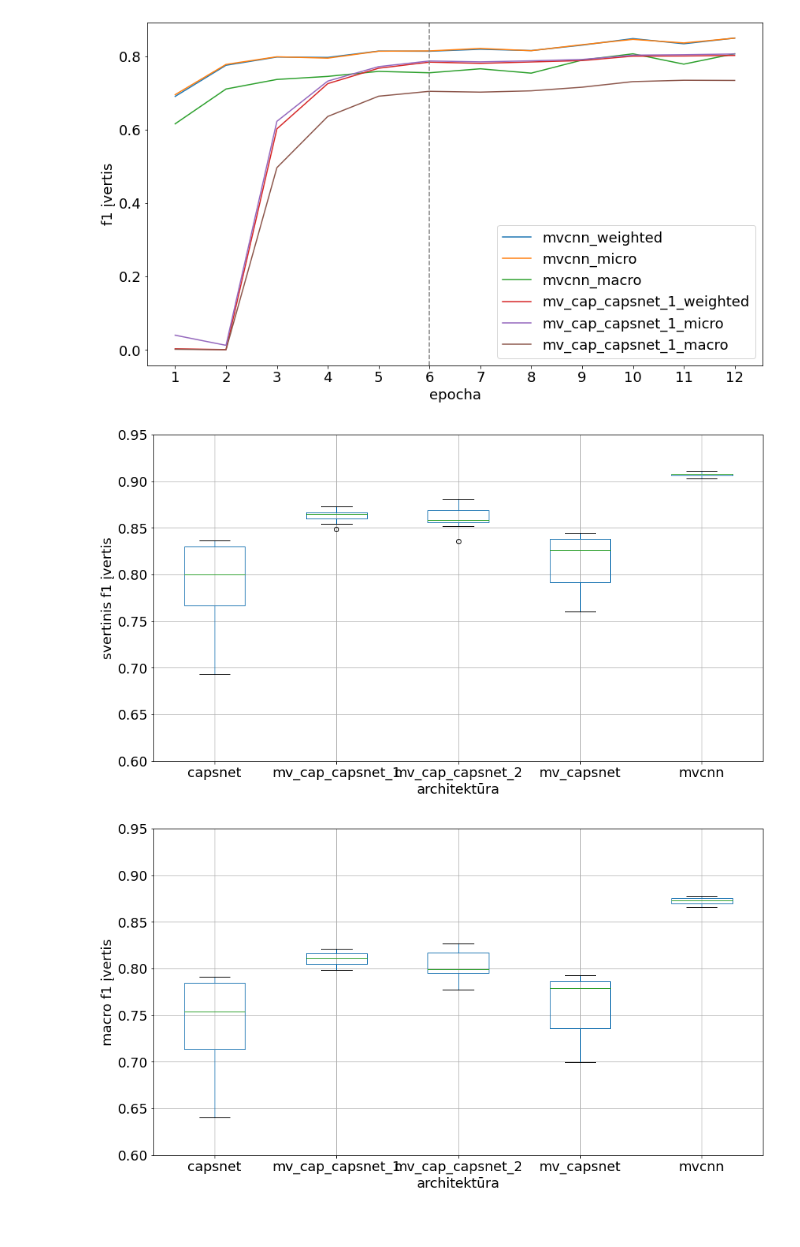
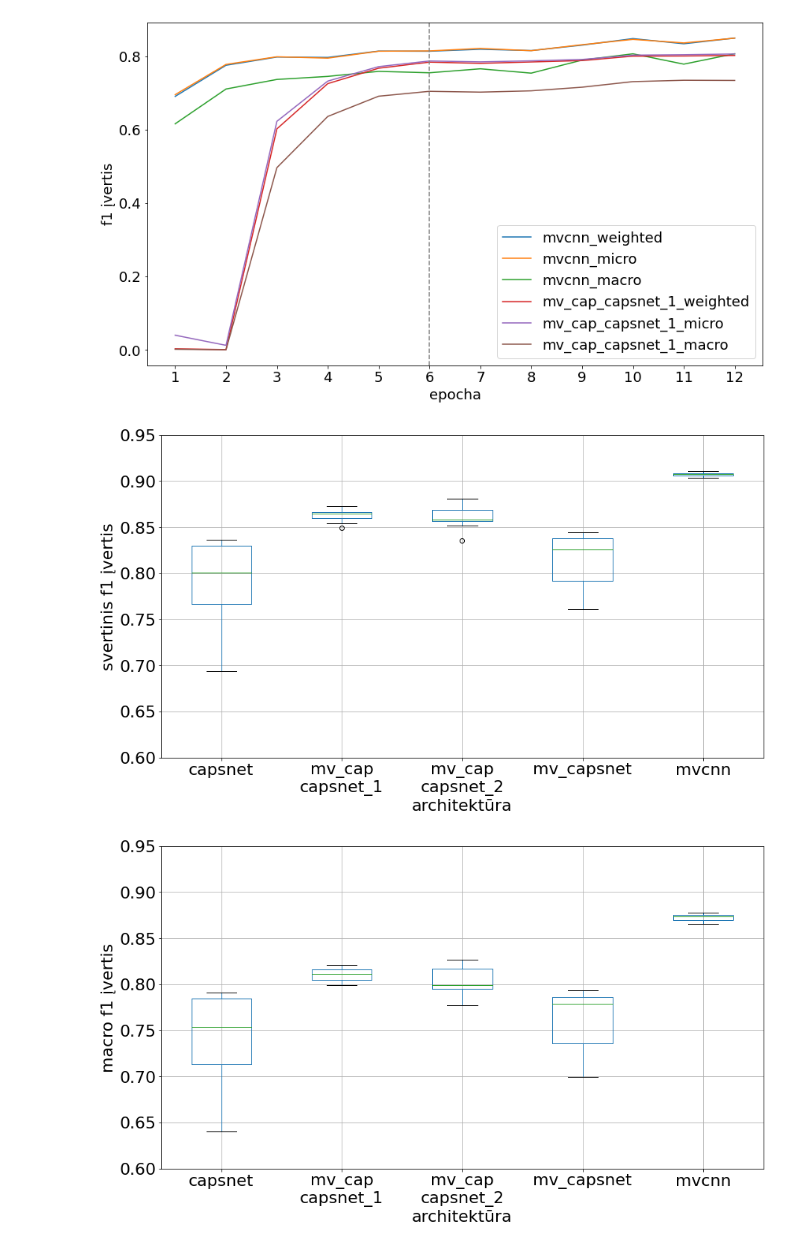
Before and after one commit to AleksasVaitulevicius/masters_kaggle, a Jupyter notebook: metrics.ipynb, the cells around one changed output. Drawn from its saved outputs; the diff is of its cells as text; code cells hidden in the pictures.

```diff
--- a/metrics.ipynb
+++ b/metrics.ipynb
@@ -436,8 +436,8 @@ COLUMNS = [
 ]
 FILE_TYPES = [
 	('capsnet', r'^capsnet_all_v(\d+)\.csv$'),
-	('mv_cap_capsnet_1', r'^mv_cap_capsnet_1_all_v(\d+)\.csv$'),
-	('mv_cap_capsnet_2', r'^mv_cap_capsnet_2_all_v(\d+)_(?:sv|mv)\.csv$'),
+	('mv_cap\ncapsnet_1', r'^mv_cap_capsnet_1_all_v(\d+)\.csv$'),
+	('mv_cap\ncapsnet_2', r'^mv_cap_capsnet_2_all_v(\d+)_(?:sv|mv)\.csv$'),
 	('mv_capsnet', r'^mv_capsnet_v(\d+)_(?:sv|mv)\.csv$'),
 	('mvcnn', r'^mvcnn_(?:1|2)_v(\d+)\.csv$'),
 ]
@@ -461,25 +461,25 @@ metrics = (
 )
 # %%
 
-ax = metrics.drop(['f1_micro', 'f1_macro'], axis='columns').boxplot(by='file_type', figsize=(14, 8), fontsize=18)
-ax.set_xlabel('architektūra', fontsize=18)
-ax.set_ylabel('svertinis f1 įvertis', fontsize=18)
+ax = metrics.drop(['f1_micro', 'f1_macro'], axis='columns').boxplot(by='file_type', figsize=(14, 8), fontsize=22)
+ax.set_xlabel('architektūra', fontsize=22)
+ax.set_ylabel('svertinis f1 įvertis', fontsize=22)
 ax.set_ylim(0.6, 0.95)
 ax.get_figure().suptitle('')
 ax.set_title('')
 plt.savefig(f'boxplot_f1_weighted.png')
 # %% [output]
-[figure, old version]
+[figure, new version]
 # %%
 
-ax = metrics.drop(['f1_micro', 'f1_weighted'], axis='columns').boxplot(by='file_type', figsize=(14, 8), fontsize=18)
-ax.set_xlabel('architektūra', fontsize=18)
-ax.set_ylabel('macro f1 įvertis', fontsize=18)
+ax = metrics.drop(['f1_micro', 'f1_weighted'], axis='columns').boxplot(by='file_type', figsize=(14, 8), fontsize=22)
+ax.set_xlabel('architektūra', fontsize=22)
+ax.set_ylabel('macro f1 įvertis', fontsize=22)
 ax.set_ylim(0.6, 0.95)
 ax.get_figure().suptitle('')
 ax.set_title('')
 plt.savefig(f'boxplot_f1_macro.png')
 # %% [output]
-[figure, old version]
+[figure, new version]
 # %%
 
```
Also changed, not shown: parts of 1 cell of this notebook.
